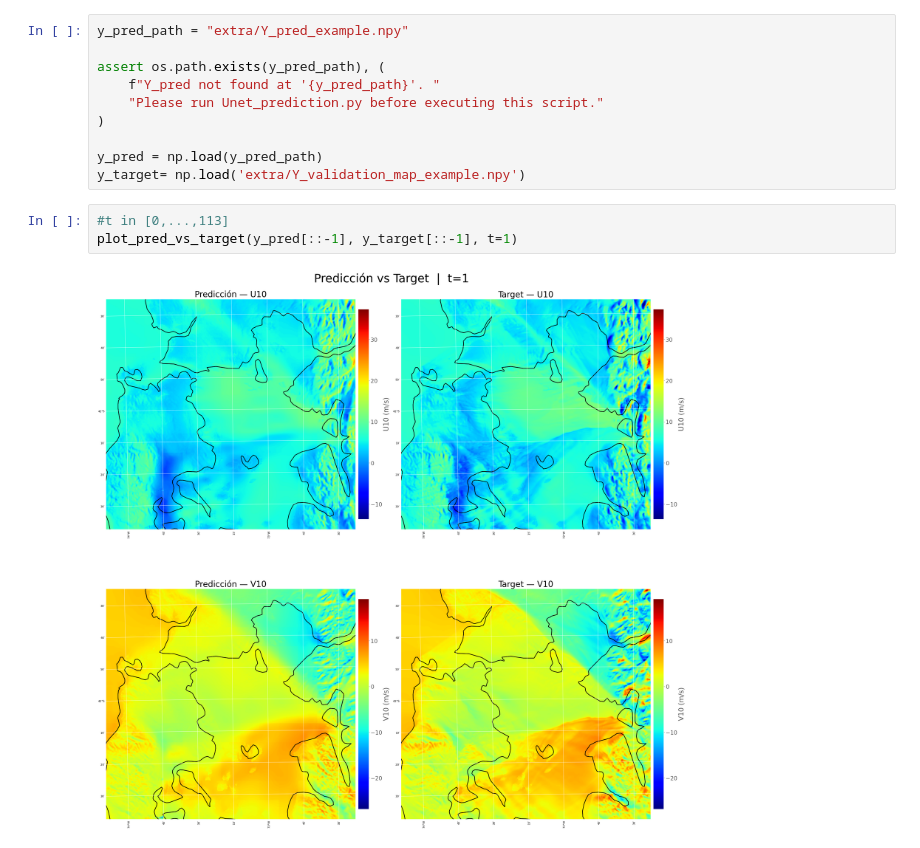
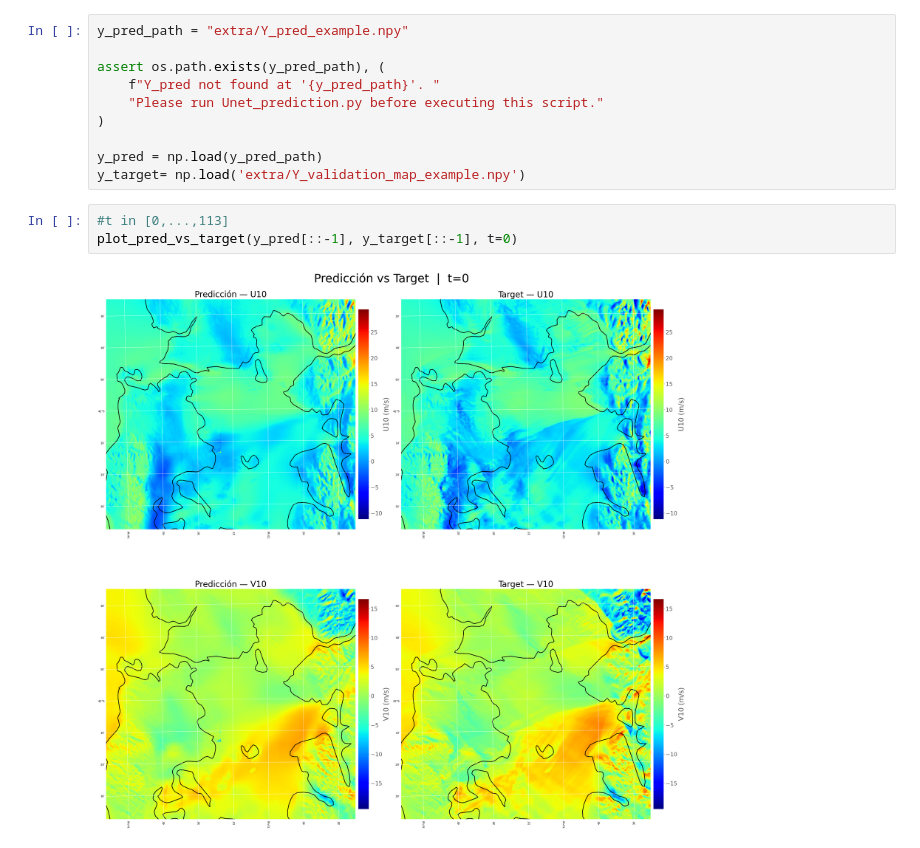
Before and after one commit to rubenlagos/SivarUnetDownscaling, a Jupyter notebook: demo/plot.ipynb, the cells around one changed output. Drawn from its saved outputs; the diff is of its cells as text.

```diff
--- a/demo/plot.ipynb
+++ b/demo/plot.ipynb
@@ -106,6 +104,6 @@ y_pred = np.load(y_pred_path)
 y_target= np.load('extra/Y_validation_map_example.npy')
 # %%
 #t in [0,...,113]
-plot_pred_vs_target(y_pred[::-1], y_target[::-1], t=1)
+plot_pred_vs_target(y_pred[::-1], y_target[::-1], t=0)
 # %% [output]
-[figure, old version]
+[figure, new version]
```
Also changed, not shown: parts of 1 cell of this notebook, 1 other file.
